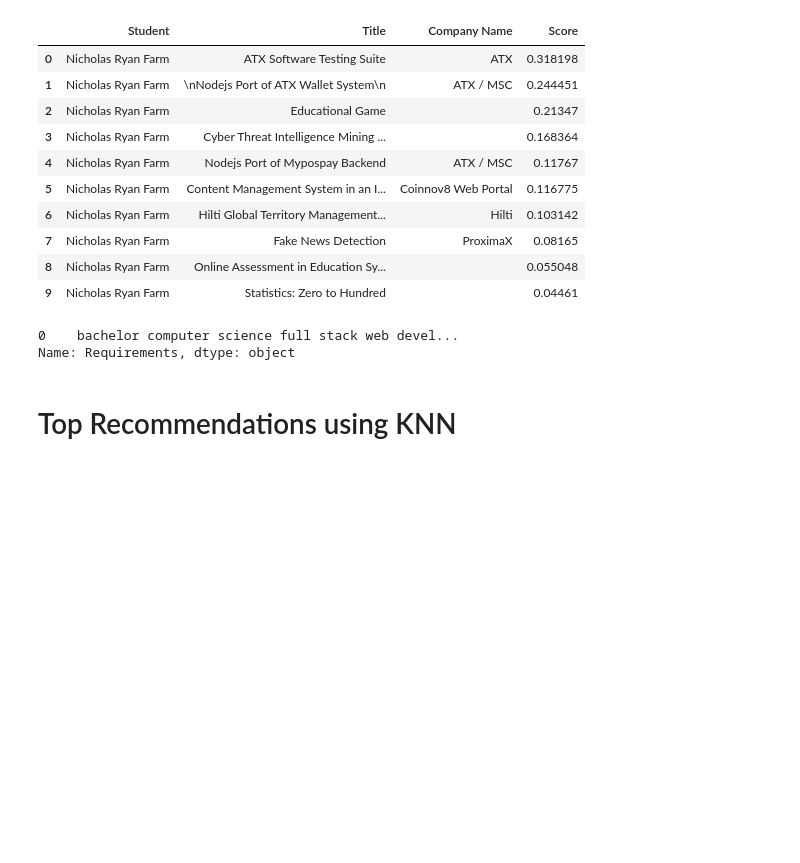
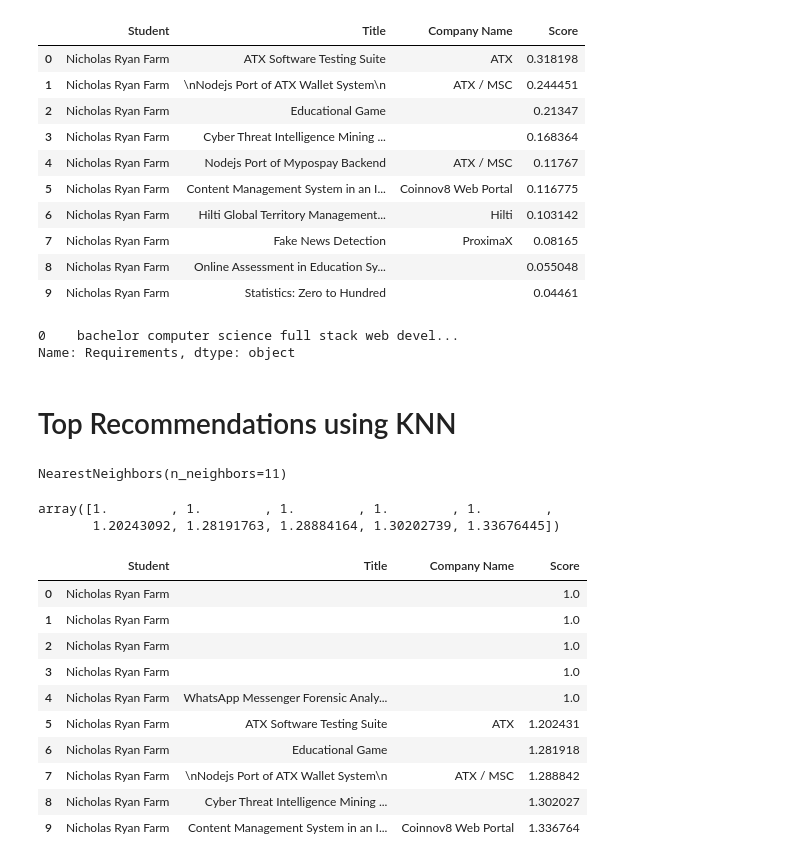
Before and after one commit to Huvinesh-Rajendran-12/CPRS_model, a Jupyter notebook: Recommendation Model.ipynb, the cells around one changed output. Drawn from its saved outputs; the diff is of its cells as text; code cells hidden in the pictures; blank space fills up the shorter version.

```diff
--- a/Recommendation Model.ipynb
+++ b/Recommendation Model.ipynb
@@ -229,3 +229,33 @@ print(student_data_1['Requirements'])
 Name: Requirements, dtype: object
 # %% [markdown]
 # Top Recommendations using KNN
+# %%
+n_neighbors = 11
+KNN = NearestNeighbors(n_neighbors = n_neighbors, p = 2)
+KNN.fit(tfidf_comb)
+# %% [output]
+NearestNeighbors(n_neighbors=11)
+# %%
+knn_rec = KNN.kneighbors(stud_rec, return_distance = True)
+# %%
+knn_rec[0][0][1:]
+# %% [output]
+array([1.        , 1.        , 1.        , 1.        , 1.        ,
+       1.20243092, 1.28191763, 1.28884164, 1.30202739, 1.33676445])
+# %%
+top10_rec_knn = knn_rec[1][0][1:]
+index_score_knn = knn_rec[0][0][1:]
+
+get_recommendation(top10_rec_knn, client_data, index_score_knn)
+# %% [output]
+|  | Student | Title | Company Name | Score |
+| 0 | Nicholas Ryan Farm |  |  | 1.0 |
+| 1 | Nicholas Ryan Farm |  |  | 1.0 |
+| 2 | Nicholas Ryan Farm |  |  | 1.0 |
+| 3 | Nicholas Ryan Farm |  |  | 1.0 |
+| 4 | Nicholas Ryan Farm | WhatsApp Messenger Forensic Analy... |  | 1.0 |
+| 5 | Nicholas Ryan Farm | ATX Software Testing Suite | ATX | 1.202431 |
+| 6 | Nicholas Ryan Farm | Educational Game |  | 1.281918 |
+| 7 | Nicholas Ryan Farm | \nNodejs Port of ATX Wallet System\n | ATX / MSC | 1.288842 |
+| 8 | Nicholas Ryan Farm | Cyber Threat Intelligence Mining ... |  | 1.302027 |
+| 9 | Nicholas Ryan Farm | Content Management System in an I... | Coinnov8 Web Portal | 1.336764 |
```
